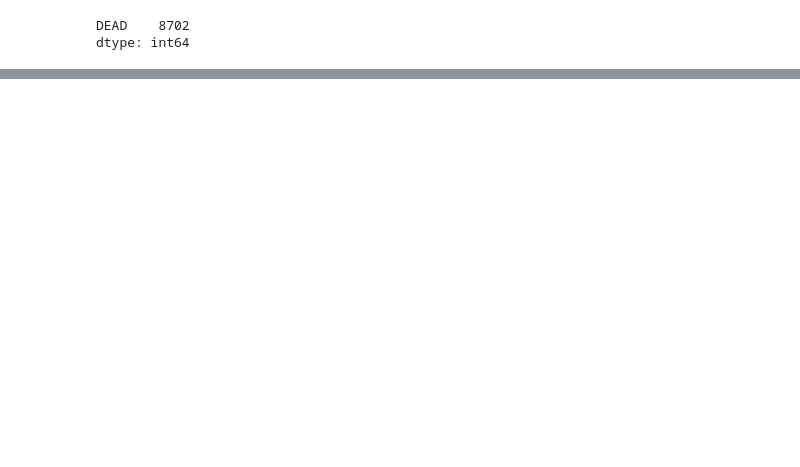
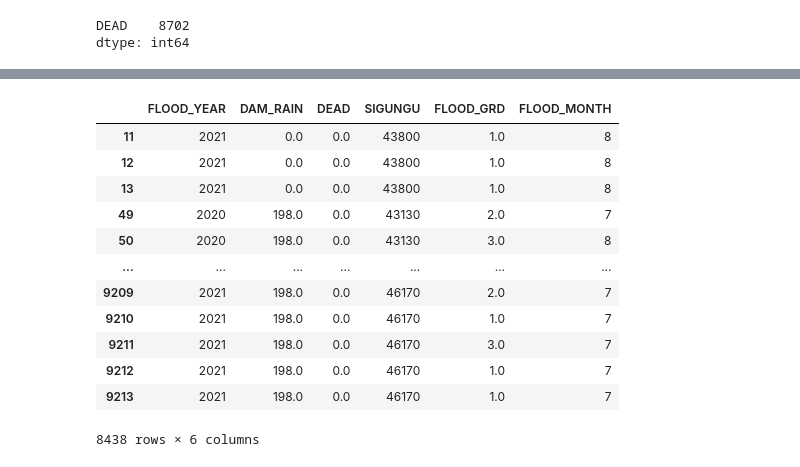
Before and after one commit to Encore-SKN-24/ML_MINI_5TEAM, a Jupyter notebook: src/features/kmj/data.ipynb, the cells around one changed output, grey strips where cells are left out. Saved outputs shown, nothing was run; the diff lists cells and outputs as text; code cells hidden in the pictures; blank space fills up the shorter version.

```diff
--- a/src/features/kmj/data.ipynb
+++ b/src/features/kmj/data.ipynb
@@ -509,0 +612,18 @@ dtype: int64
+# %%
+df_merge = df_merge.dropna(subset=['FLOOD_MONTH'])
+# %%
+df_merge
+# %% [output]
+|  | FLOOD_YEAR | DAM_RAIN | DEAD | SIGUNGU | FLOOD_GRD | FLOOD_MONTH |
+| 11 | 2021 | 0.0 | 0.0 | 43800 | 1.0 | 8 |
+| 12 | 2021 | 0.0 | 0.0 | 43800 | 1.0 | 8 |
+| 13 | 2021 | 0.0 | 0.0 | 43800 | 1.0 | 8 |
+| 49 | 2020 | 198.0 | 0.0 | 43130 | 2.0 | 7 |
+| 50 | 2020 | 198.0 | 0.0 | 43130 | 3.0 | 8 |
+| ... | ... | ... | ... | ... | ... | ... |
+| 9209 | 2021 | 198.0 | 0.0 | 46170 | 2.0 | 7 |
+| 9210 | 2021 | 198.0 | 0.0 | 46170 | 1.0 | 7 |
+| 9211 | 2021 | 198.0 | 0.0 | 46170 | 3.0 | 7 |
+| 9212 | 2021 | 198.0 | 0.0 | 46170 | 1.0 | 7 |
+| 9213 | 2021 | 198.0 | 0.0 | 46170 | 1.0 | 7 |
+8438 rows × 6 columns
```
Also changed, not shown: parts of 28 cells of this notebook, 1 other file.
